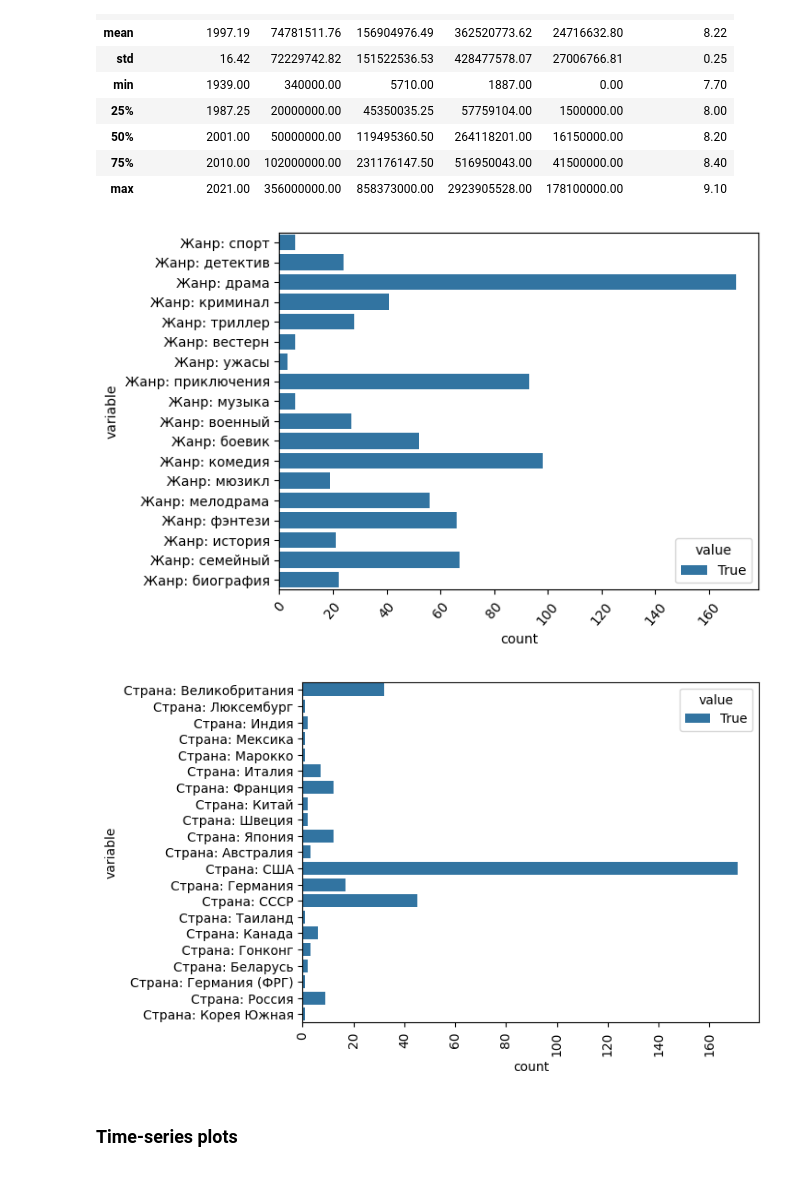
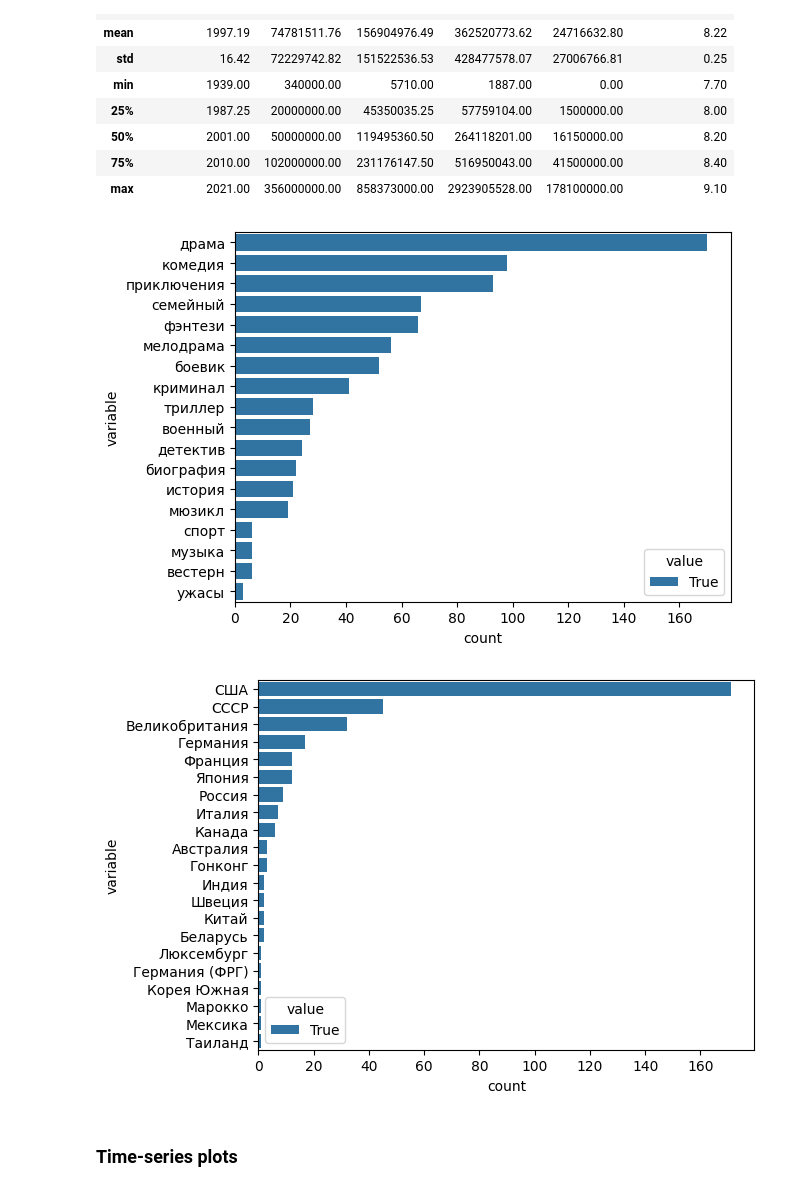
Before and after one commit to Asvad-bin-Timur/Scraping, a Jupyter notebook: Notebook.ipynb, the cells around one changed output. Cells and saved outputs as stored; diff of their text form; code cells hidden in the pictures.

```diff
--- a/Notebook.ipynb
+++ b/Notebook.ipynb
@@ -235,21 +229,18 @@ df_cleared.describe()
 # %%
 filter_cols_genre = [col for col in df_cleared.columns if col.startswith('Жанр: ')]
 data_genre = pd.melt(df_cleared, value_vars=filter_cols_genre)
-sns.countplot(y="variable", hue="value", data=data_genre[data_genre.values == True])
-plt.tick_params(axis='x', rotation=50)
+data_genre['variable'] = data_genre['variable'].apply(lambda x: x.replace('Жанр: ', ''))
+sns.countplot(y="variable", hue="value", data=data_genre[data_genre.values == True], order = data_genre[data_genre.values == True]['variable'].value_counts().index)
 plt.show()
 
 filter_cols_country = [col for col in df_cleared.columns if col.startswith('Страна: ')]
 data_country = pd.melt(df_cleared, value_vars=filter_cols_country)
-sns.countplot(y="variable", hue="value", data=data_country[data_country.values == True])
-plt.tick_params(axis='x', rotation=90)
+data_country['variable'] = data_country['variable'].apply(lambda x: x.replace('Страна: ', ''))
+sns.countplot(y="variable", hue="value", data=data_country[data_country.values == True], order = data_country[data_country.values == True]['variable'].value_counts().index)
 plt.show()
-
-#How to order this data in descending order?
-# this doesn't work for countries:  order = data_country[data_country.values == True].value_counts().index)
 # %% [output]
-[figure, old version]
+[figure, new version]
-[figure, old version]
+[figure, new version]
 # %% [markdown]
 ### Time-series plots
 # %%
```
Also changed, not shown: parts of 3 cells of this notebook.
